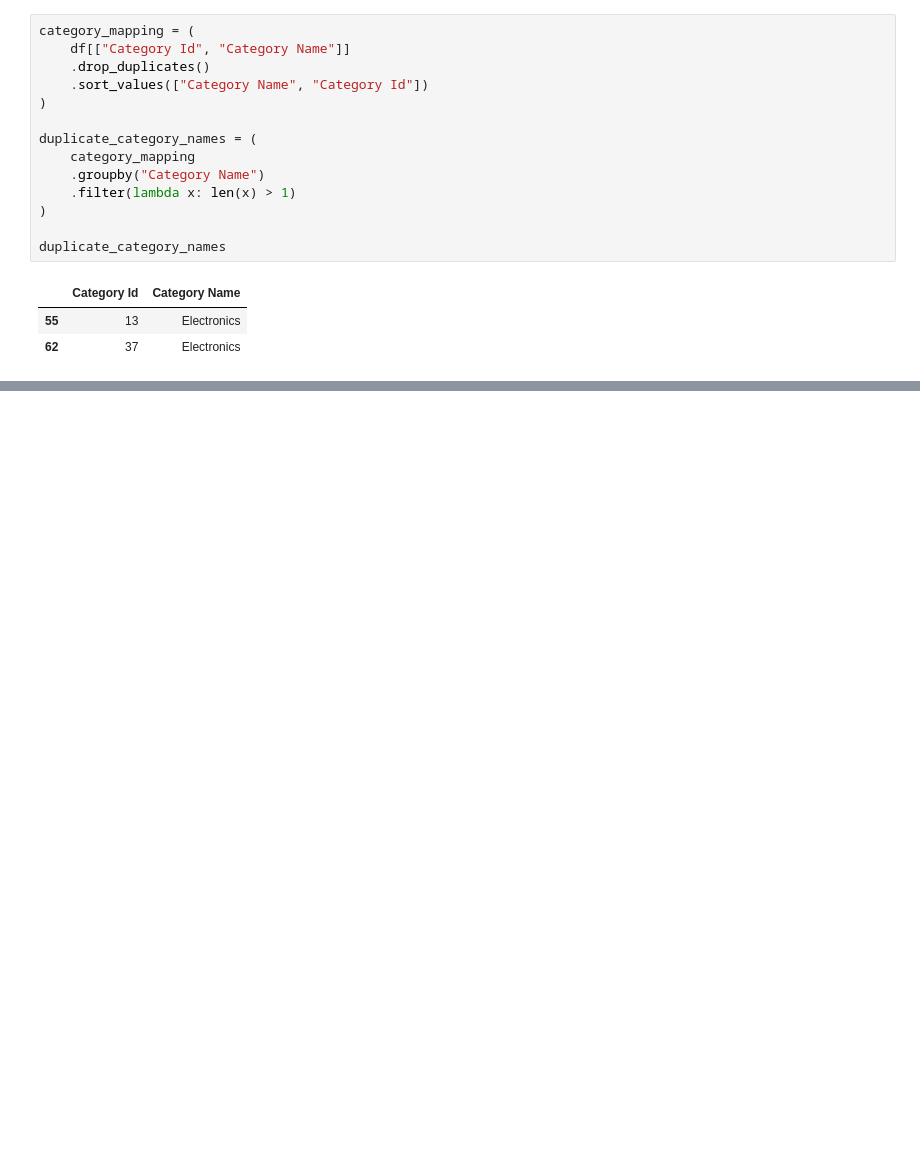
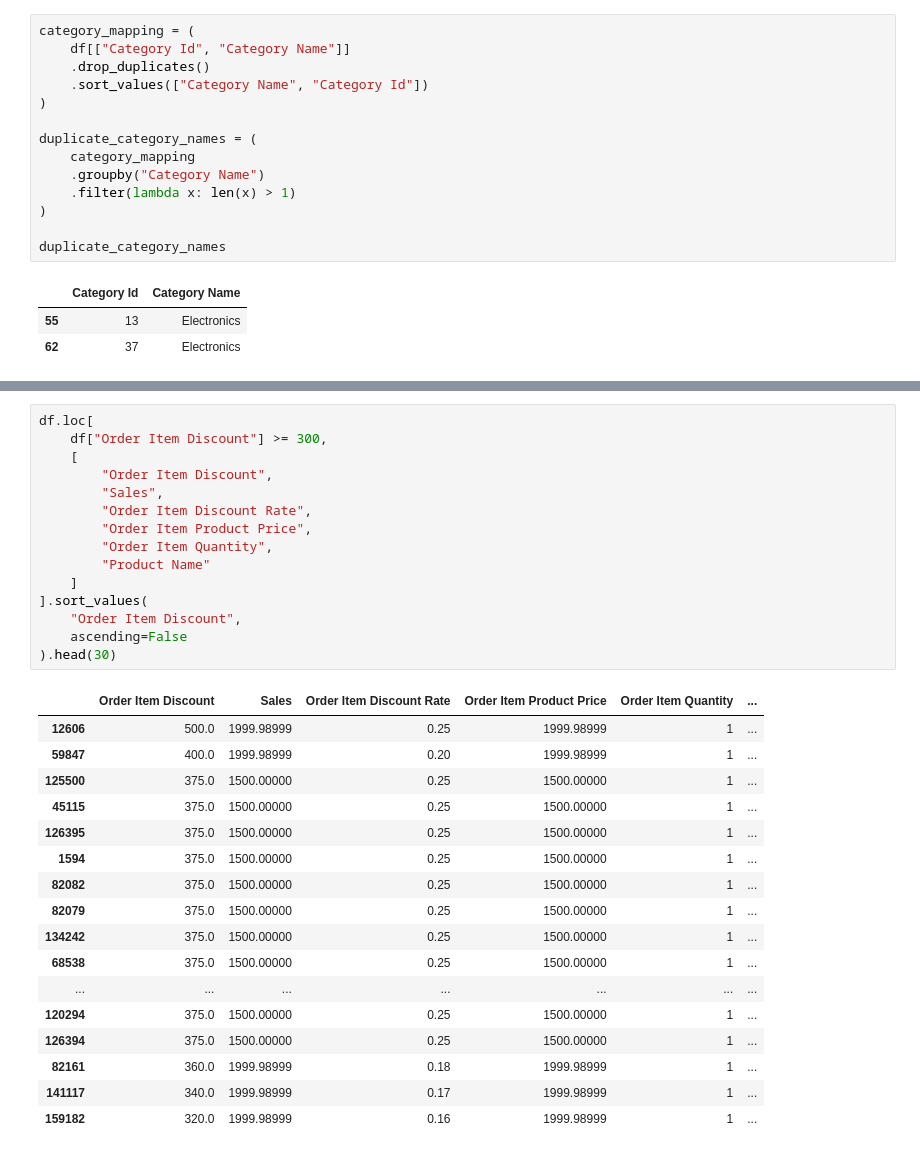
Before and after one commit to elhamrouzban/LogiGuard, a Jupyter notebook: notebooks/02_data_quality_audit.ipynb, the cells around one changed output, grey strips where cells are left out. Cells and saved outputs as stored; diff of their text form; blank space fills up the shorter version.

```diff
--- a/notebooks/02_data_quality_audit.ipynb
+++ b/notebooks/02_data_quality_audit.ipynb
@@ -87,0 +376,33 @@ duplicate_category_names
+# %%
+df.loc[
+    df["Order Item Discount"] >= 300,
+    [
+        "Order Item Discount",
+        "Sales",
+        "Order Item Discount Rate",
+        "Order Item Product Price",
+        "Order Item Quantity",
+        "Product Name"
+    ]
+].sort_values(
+    "Order Item Discount",
+    ascending=False
+).head(30)
+# %% [output]
+|  | Order Item Discount | Sales | Order Item Discount Rate | Order Item Product Price | Order Item Quantity | ... |
+| 12606 | 500.0 | 1999.98999 | 0.25 | 1999.98999 | 1 | ... |
+| 59847 | 400.0 | 1999.98999 | 0.20 | 1999.98999 | 1 | ... |
+| 125500 | 375.0 | 1500.00000 | 0.25 | 1500.00000 | 1 | ... |
+| 45115 | 375.0 | 1500.00000 | 0.25 | 1500.00000 | 1 | ... |
+| 126395 | 375.0 | 1500.00000 | 0.25 | 1500.00000 | 1 | ... |
+| 1594 | 375.0 | 1500.00000 | 0.25 | 1500.00000 | 1 | ... |
+| 82082 | 375.0 | 1500.00000 | 0.25 | 1500.00000 | 1 | ... |
+| 82079 | 375.0 | 1500.00000 | 0.25 | 1500.00000 | 1 | ... |
+| 134242 | 375.0 | 1500.00000 | 0.25 | 1500.00000 | 1 | ... |
+| 68538 | 375.0 | 1500.00000 | 0.25 | 1500.00000 | 1 | ... |
+| ... | ... | ... | ... | ... | ... | ... |
+| 120294 | 375.0 | 1500.00000 | 0.25 | 1500.00000 | 1 | ... |
+| 126394 | 375.0 | 1500.00000 | 0.25 | 1500.00000 | 1 | ... |
+| 82161 | 360.0 | 1999.98999 | 0.18 | 1999.98999 | 1 | ... |
+| 141117 | 340.0 | 1999.98999 | 0.17 | 1999.98999 | 1 | ... |
+| 159182 | 320.0 | 1999.98999 | 0.16 | 1999.98999 | 1 | ... |
```
Also changed, not shown: parts of 16 cells of this notebook, 3 other files.
